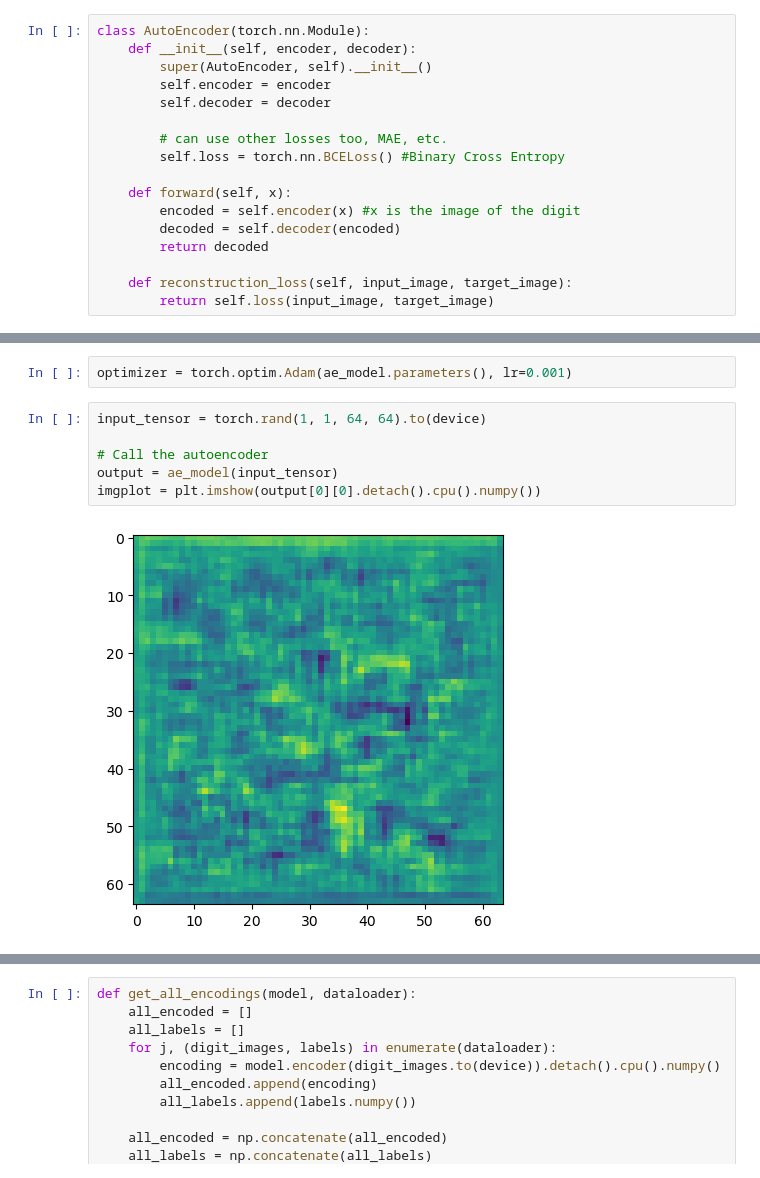
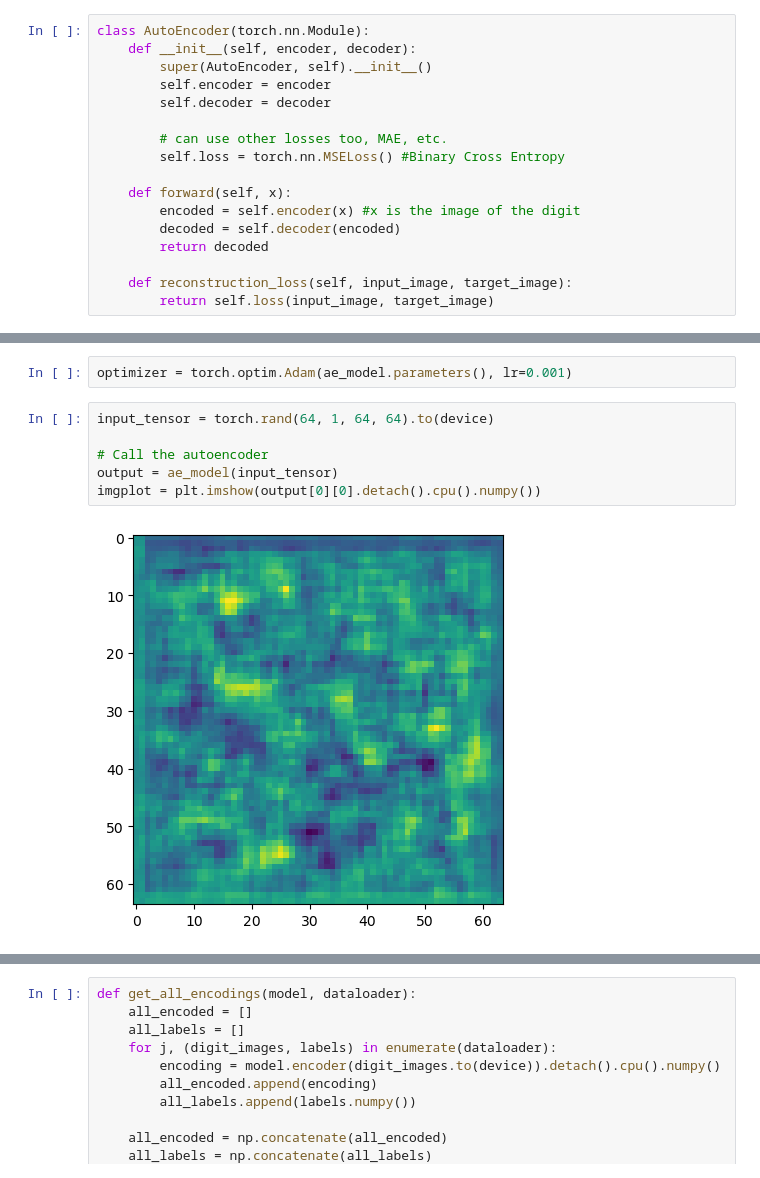
Before and after one commit to pitipatw/Fall23Project, a Jupyter notebook: src/pitipat/hello_vae.ipynb, the cells around one changed output, grey strips where cells are left out. Saved outputs shown, nothing was run; the diff lists cells and outputs as text.

```diff
--- a/src/pitipat/hello_vae.ipynb
+++ b/src/pitipat/hello_vae.ipynb
@@ -128,7 +129,7 @@ class AutoEncoder(torch.nn.Module):
         self.decoder = decoder
 
         # can use other losses too, MAE, etc.
-        self.loss = torch.nn.BCELoss() #Binary Cross Entropy
+        self.loss = torch.nn.MSELoss() #Binary Cross Entropy
 
     def forward(self, x):
         encoded = self.encoder(x) #x is the image of the digit
@@ -252,11 +253,11 @@ Estimated Total Size (MB): 7.46
 # %%
 optimizer = torch.optim.Adam(ae_model.parameters(), lr=0.001)
 # %%
-input_tensor = torch.rand(1, 1, 64, 64).to(device)
+input_tensor = torch.rand(64, 1, 64, 64).to(device)
 
 # Call the autoencoder
 output = ae_model(input_tensor)
 imgplot = plt.imshow(output[0][0].detach().cpu().numpy())
 # %% [output]
-[figure, old version]
+[figure, new version]
 # %%
```
Also changed, not shown: parts of 9 cells of this notebook.
